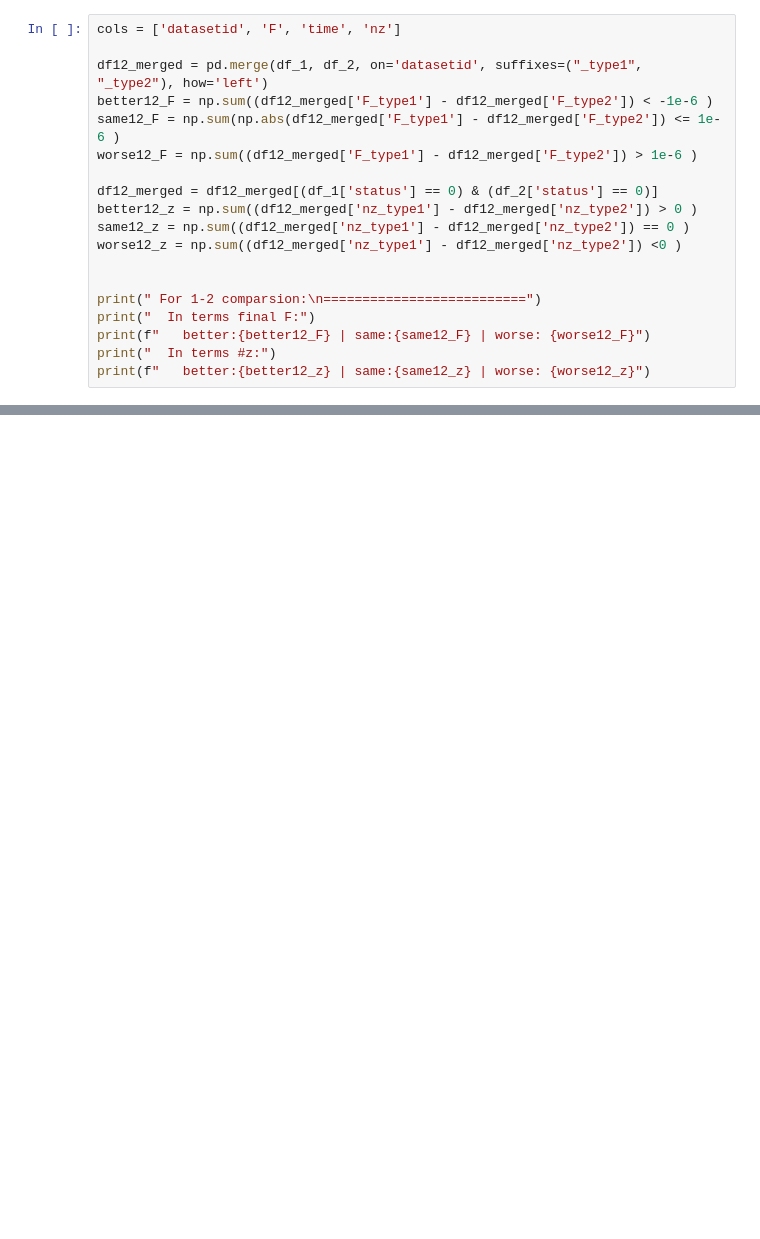
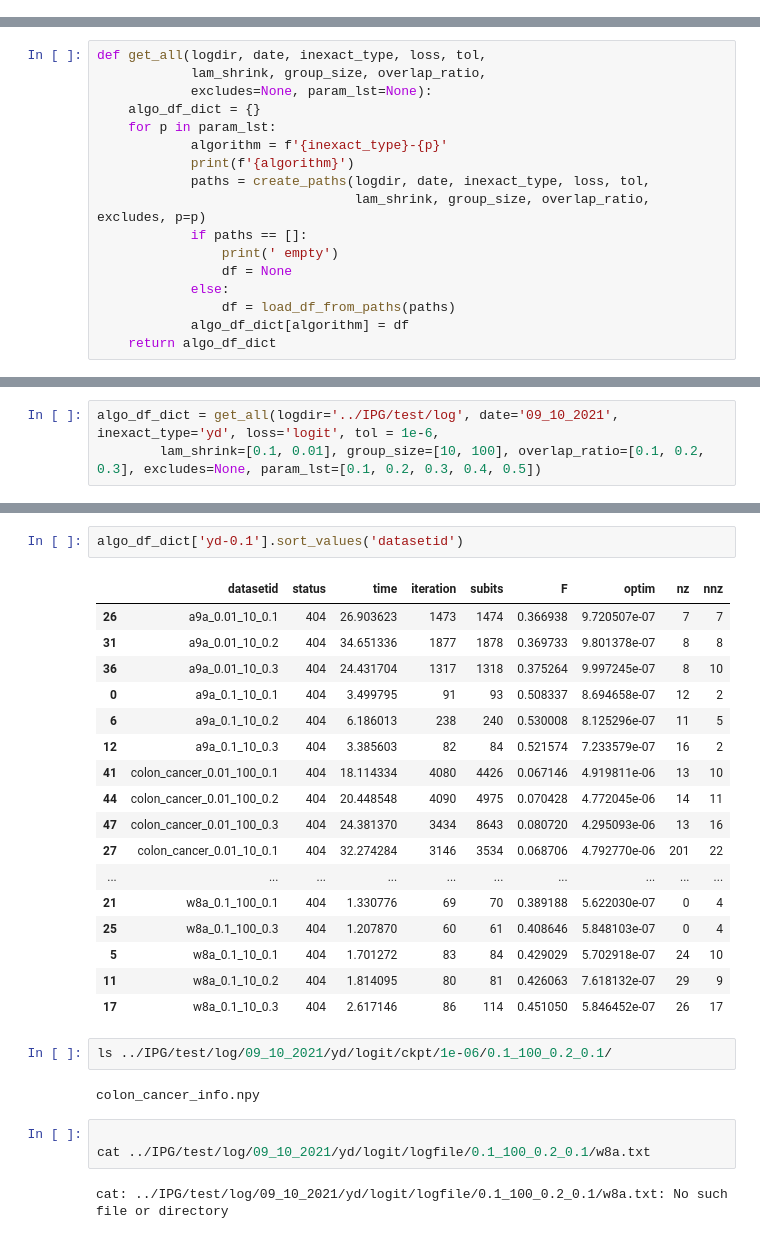
Before and after one commit to Yutong-Dai/InexactPG, a Jupyter notebook: AnalyzeExperiments/nat.ipynb, the cells around one changed output, grey strips where cells are left out. Cells and saved outputs as stored; diff of their text form; blank space fills up the shorter version.

```diff
--- a/AnalyzeExperiments/nat.ipynb
+++ b/AnalyzeExperiments/nat.ipynb
@@ -436,19 +0,0 @@ df12_merged.head(60)
-# %%
-cols = ['datasetid', 'F', 'time', 'nz']
-
-df12_merged = pd.merge(df_1, df_2, on='datasetid', suffixes=("_type1", "_type2"), how='left')
-better12_F = np.sum((df12_merged['F_type1'] - df12_merged['F_type2']) < -1e-6 )
-same12_F = np.sum(np.abs(df12_merged['F_type1'] - df12_merged['F_type2']) <= 1e-6 )
-worse12_F = np.sum((df12_merged['F_type1'] - df12_merged['F_type2']) > 1e-6 )
-
-df12_merged = df12_merged[(df_1['status'] == 0) & (df_2['status'] == 0)]
-better12_z = np.sum((df12_merged['nz_type1'] - df12_merged['nz_type2']) > 0 )
-same12_z = np.sum((df12_merged['nz_type1'] - df12_merged['nz_type2']) == 0 )
-worse12_z = np.sum((df12_merged['nz_type1'] - df12_merged['nz_type2']) <0 )
-
-
-print(" For 1-2 comparsion:\n==========================")
-print("  In terms final F:")
-print(f"   better:{better12_F} | same:{same12_F} | worse: {worse12_F}")
-print("  In terms #z:")
-print(f"   better:{better12_z} | same:{same12_z} | worse: {worse12_z}")
@@ -595,0 +53,17 @@ time_type1, time_type2, time_type3
+# %%
+def get_all(logdir, date, inexact_type, loss, tol,
+            lam_shrink, group_size, overlap_ratio,
+            excludes=None, param_lst=None):
+    algo_df_dict = {}
+    for p in param_lst:
+            algorithm = f'{inexact_type}-{p}'
+            print(f'{algorithm}')
+            paths = create_paths(logdir, date, inexact_type, loss, tol,
+                                 lam_shrink, group_size, overlap_ratio, excludes, p=p)
+            if paths == []:
+                print(' empty')
+                df = None
+            else:
+                df = load_df_from_paths(paths)
+            algo_df_dict[algorithm] = df
+    return algo_df_dict
@@ -595,0 +90,3 @@ time_type1, time_type2, time_type3
+# %%
+algo_df_dict = get_all(logdir='../IPG/test/log', date='09_10_2021', inexact_type='yd', loss='logit', tol = 1e-6,
+        lam_shrink=[0.1, 0.01], group_size=[10, 100], overlap_ratio=[0.1, 0.2, 0.3], excludes=None, param_lst=[0.1, 0.2, 0.3, 0.4, 0.5])
@@ -595,0 +104,29 @@ time_type1, time_type2, time_type3
+# %%
+algo_df_dict['yd-0.1'].sort_values('datasetid')
+# %% [output]
+|  | datasetid | status | time | iteration | subits | F | optim | nz | nnz |
+| 26 | a9a_0.01_10_0.1 | 404 | 26.903623 | 1473 | 1474 | 0.366938 | 9.720507e-07 | 7 | 7 |
+| 31 | a9a_0.01_10_0.2 | 404 | 34.651336 | 1877 | 1878 | 0.369733 | 9.801378e-07 | 8 | 8 |
+| 36 | a9a_0.01_10_0.3 | 404 | 24.431704 | 1317 | 1318 | 0.375264 | 9.997245e-07 | 8 | 10 |
+| 0 | a9a_0.1_10_0.1 | 404 | 3.499795 | 91 | 93 | 0.508337 | 8.694658e-07 | 12 | 2 |
+| 6 | a9a_0.1_10_0.2 | 404 | 6.186013 | 238 | 240 | 0.530008 | 8.125296e-07 | 11 | 5 |
+| 12 | a9a_0.1_10_0.3 | 404 | 3.385603 | 82 | 84 | 0.521574 | 7.233579e-07 | 16 | 2 |
+| 41 | colon_cancer_0.01_100_0.1 | 404 | 18.114334 | 4080 | 4426 | 0.067146 | 4.919811e-06 | 13 | 10 |
+| 44 | colon_cancer_0.01_100_0.2 | 404 | 20.448548 | 4090 | 4975 | 0.070428 | 4.772045e-06 | 14 | 11 |
+| 47 | colon_cancer_0.01_100_0.3 | 404 | 24.381370 | 3434 | 8643 | 0.080720 | 4.295093e-06 | 13 | 16 |
+| 27 | colon_cancer_0.01_10_0.1 | 404 | 32.274284 | 3146 | 3534 | 0.068706 | 4.792770e-06 | 201 | 22 |
+| ... | ... | ... | ... | ... | ... | ... | ... | ... | ... |
+| 21 | w8a_0.1_100_0.1 | 404 | 1.330776 | 69 | 70 | 0.389188 | 5.622030e-07 | 0 | 4 |
+| 25 | w8a_0.1_100_0.3 | 404 | 1.207870 | 60 | 61 | 0.408646 | 5.848103e-07 | 0 | 4 |
+| 5 | w8a_0.1_10_0.1 | 404 | 1.701272 | 83 | 84 | 0.429029 | 5.702918e-07 | 24 | 10 |
+| 11 | w8a_0.1_10_0.2 | 404 | 1.814095 | 80 | 81 | 0.426063 | 7.618132e-07 | 29 | 9 |
+| 17 | w8a_0.1_10_0.3 | 404 | 2.617146 | 86 | 114 | 0.451050 | 5.846452e-07 | 26 | 17 |
+# %%
+ls ../IPG/test/log/09_10_2021/yd/logit/ckpt/1e-06/0.1_100_0.2_0.1/
+# %% [output]
+colon_cancer_info.npy
+# %%
+
+cat ../IPG/test/log/09_10_2021/yd/logit/logfile/0.1_100_0.2_0.1/w8a.txt
+# %% [output]
+cat: ../IPG/test/log/09_10_2021/yd/logit/logfile/0.1_100_0.2_0.1/w8a.txt: No such file or directory
```
Also changed, not shown: parts of 45 cells of this notebook, 20 other files.
